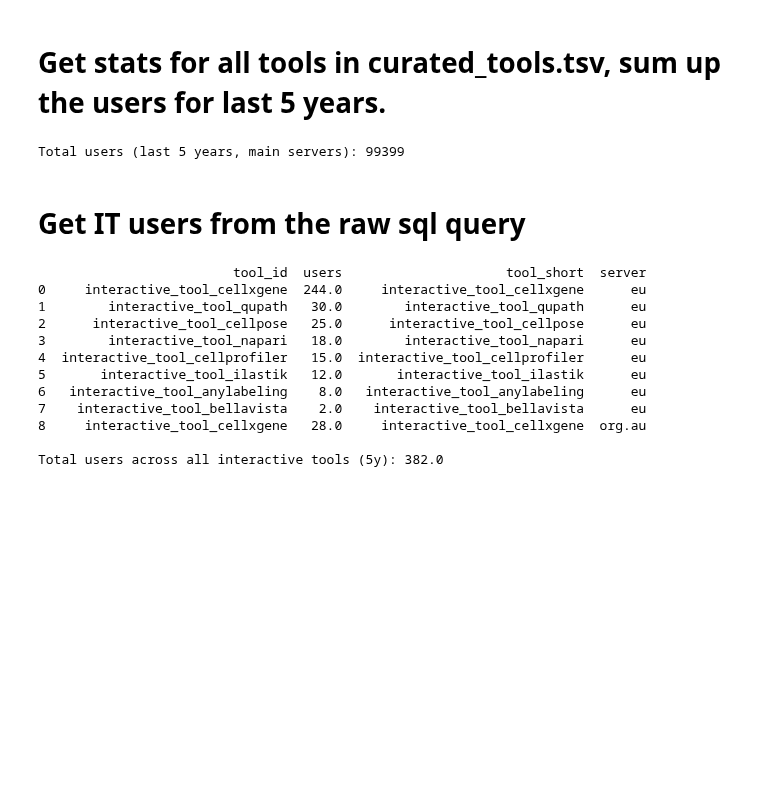
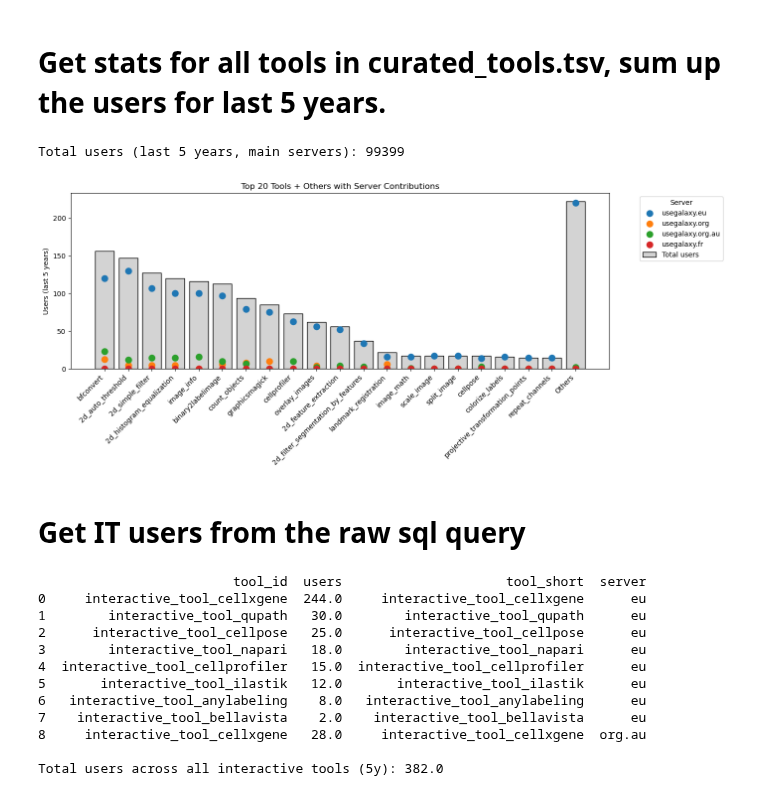
Before and after one commit to galaxyproject/galaxy_codex, a Jupyter notebook: sources/notebooks/plots_tool_stats.ipynb, the cells around one changed output. Drawn from its saved outputs; the diff is of its cells as text; code cells hidden in the pictures; blank space fills up the shorter version.

```diff
--- a/sources/notebooks/plots_tool_stats.ipynb
+++ b/sources/notebooks/plots_tool_stats.ipynb
@@ -36,6 +38,72 @@ total_users = filtered_tools[user_columns].sum().sum()
 print("Total users (last 5 years, main servers):", int(total_users))
 # %% [output]
 Total users (last 5 years, main servers): 99399
+# %%
+import matplotlib.pyplot as plt
+import pandas as pd
+
+# Assume filtered_tools is already loaded and cleaned
+
+# Select all server columns for last 5 years (excluding main aggregate)
+server_columns = [
+    col for col in filtered_tools.columns
+    if "Suite users (last 5 years)" in col
+    and "main servers" not in col
+]
+
+# Ensure numeric
+filtered_tools[server_columns] = filtered_tools[server_columns].apply(pd.to_numeric, errors="coerce").fillna(0)
+
+# Clean server names for plotting
+server_clean_names = [col.replace("Suite users (last 5 years) (", "").replace(")", "") for col in server_columns]
+
+# Sum total users per tool
+total_per_tool = filtered_tools[server_columns].sum(axis=1)
+
+# Identify top 20 tools
+top_n = 20
+top_idx = total_per_tool.nlargest(top_n).index
+
+# Split data
+top_tools = filtered_tools.loc[top_idx].copy()
+others = filtered_tools.drop(top_idx).copy()
+
+# Combine the rest as "Others"
+others_sum = others[server_columns].sum().to_frame().T
+others_sum["Suite ID"] = "Others"
+top_tools = pd.concat([top_tools, others_sum], ignore_index=True)
+
+# Tool names
+tools = top_tools["Suite ID"].astype(str)
+
+# Total users per tool
+total_users_per_tool = top_tools[server_columns].sum(axis=1)
+
+# Plot
+plt.figure(figsize=(14,6))
+
+# Draw bars for total users
+plt.bar(tools, total_users_per_tool, color="lightgray", edgecolor="black", label="Total users")
+
+# Overlay dots for each server
+colors = plt.cm.tab10.colors  # Up to 10 colors
+for i, server in enumerate(server_columns):
+    plt.scatter(
+        tools,
+        top_tools[server],
+        color=colors[i % len(colors)],
+        s=80,
+        label=server_clean_names[i]
+    )
+
+plt.ylabel("Users (last 5 years)")
+plt.title(f"Top {top_n} Tools + Others with Server Contributions")
+plt.xticks(rotation=45, ha="right")
+plt.legend(title="Server", bbox_to_anchor=(1.05, 1), loc="upper left")
+plt.tight_layout()
+plt.show()
+# %% [output]
+[figure, added]
 # %% [markdown]
 # Get IT users from the raw sql query
 # %%
```
Also changed, not shown: parts of 3 cells of this notebook.
